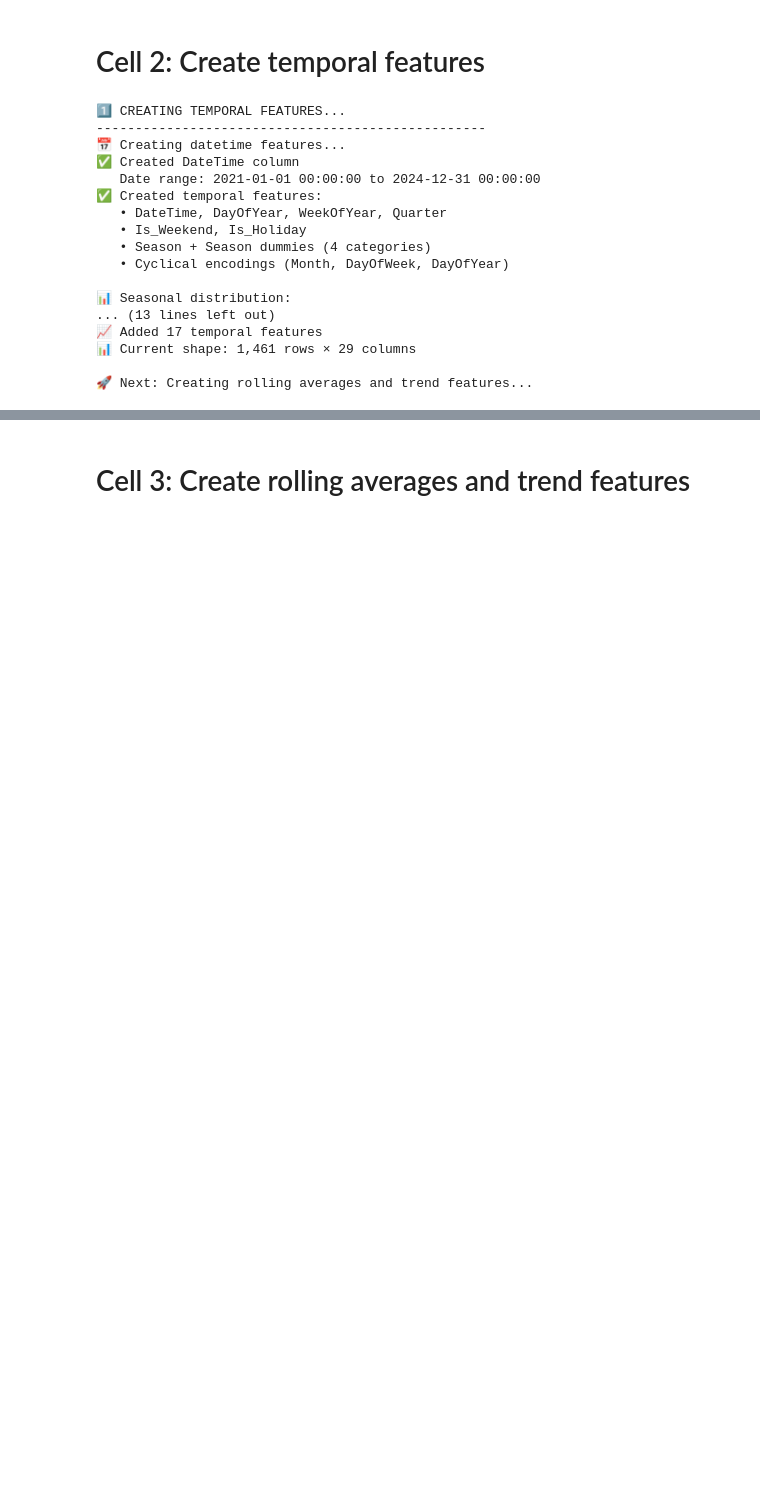
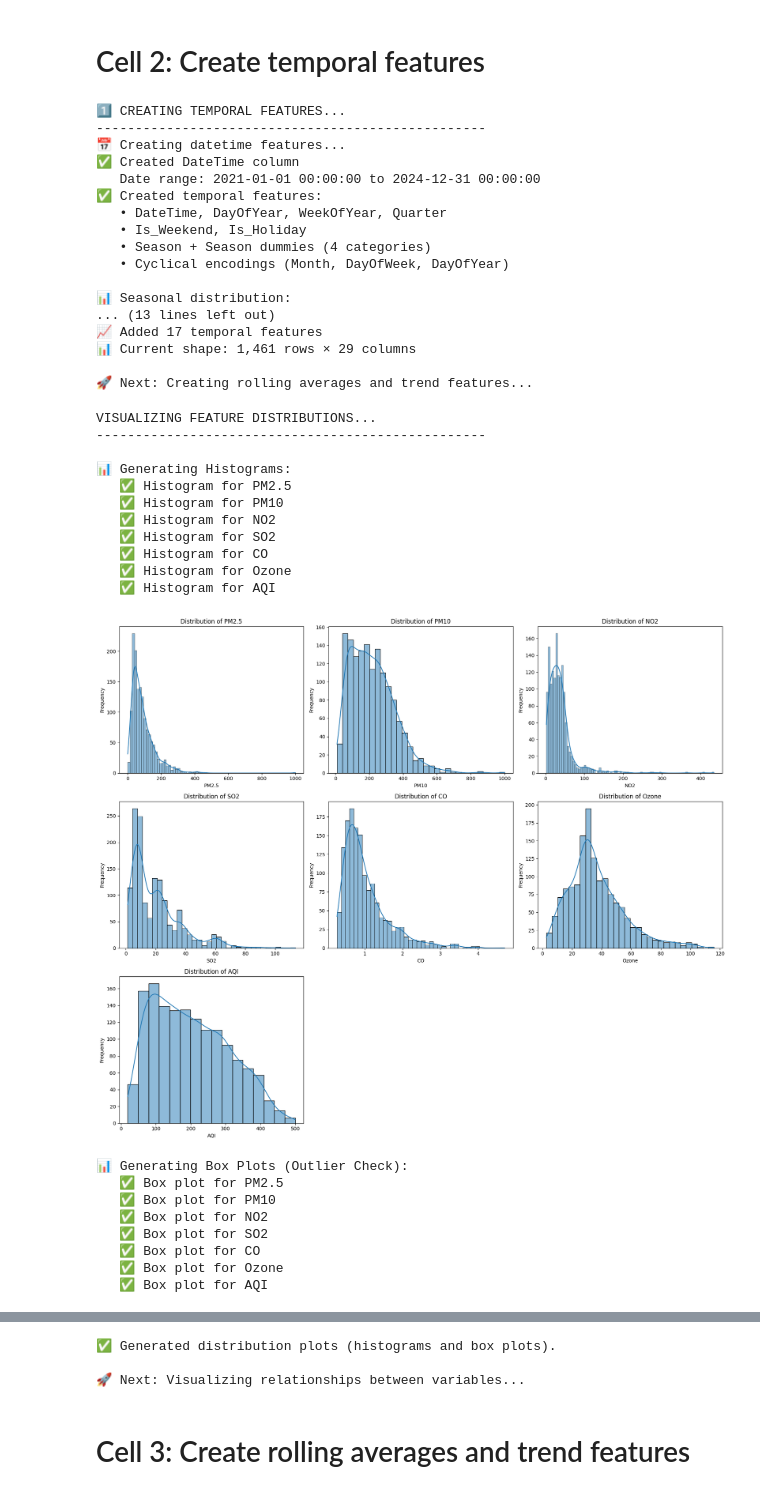
Before and after one commit to Sujoy-004/smart-city-hybrid-ml, a Jupyter notebook: notebooks/01_supervised_learning.ipynb, the cells around one changed output, grey strips where cells are left out. Drawn from its saved outputs; the diff is of its cells as text; code cells hidden in the pictures; blank space fills up the shorter version.

```diff
--- a/notebooks/01_supervised_learning.ipynb
+++ b/notebooks/01_supervised_learning.ipynb
@@ -974,3 +1050,77 @@ print(f"\n🚀 Next: Creating rolling averages and trend features...")
 📊 Current shape: 1,461 rows × 29 columns
 
 🚀 Next: Creating rolling averages and trend features...
+# %%
+print("VISUALIZING FEATURE DISTRIBUTIONS...")
+print("-" * 50)
+
+# Select variables for distribution plots
+distribution_vars = ['PM2.5', 'PM10', 'NO2', 'SO2', 'CO', 'Ozone', 'AQI']
+
+n_vars = len(distribution_vars)
+n_cols = 3 # Number of columns for histograms
+n_rows_hist = (n_vars + n_cols - 1) // n_cols # Rows for histograms
+n_rows_box = (n_vars + n_cols - 1) // n_cols # Rows for box plots
+
+# Create figure and axes for histograms
+fig_hist, axes_hist = plt.subplots(n_rows_hist, n_cols, figsize=(18, n_rows_hist * 5))
+axes_hist = axes_hist.flatten()
+
+# Create histograms
+print("\n📊 Generating Histograms:")
+for i, var in enumerate(distribution_vars):
+    sns.histplot(data=df_features, x=var, kde=True, ax=axes_hist[i])
+    axes_hist[i].set_title(f'Distribution of {var}')
+    axes_hist[i].set_xlabel(var)
+    axes_hist[i].set_ylabel('Frequency')
+    print(f"   ✅ Histogram for {var}")
+
+# Remove any unused histogram subplots
+for j in range(n_vars, len(axes_hist)):
+    fig_hist.delaxes(axes_hist[j])
+
+plt.tight_layout()
+plt.show()
+
+# Create figure and axes for box plots
+fig_box, axes_box = plt.subplots(n_rows_box, n_cols, figsize=(18, n_rows_box * 5))
+axes_box = axes_box.flatten()
+
+# Create box plots
+print("\n📊 Generating Box Plots (Outlier Check):")
+for i, var in enumerate(distribution_vars):
+    sns.boxplot(data=df_features, y=var, ax=axes_box[i])
+    axes_box[i].set_title(f'Box Plot of {var}')
+    axes_box[i].set_ylabel(var)
+    print(f"   ✅ Box plot for {var}")
+
+# Remove any unused box plot subplots
+for j in range(n_vars, len(axes_box)):
+    fig_box.delaxes(axes_box[j])
+
+plt.tight_layout()
+plt.show()
+
+print("\n✅ Generated distribution plots (histograms and box plots).")
+print(f"\n🚀 Next: Visualizing relationships between variables...")
+# %% [output]
+VISUALIZING FEATURE DISTRIBUTIONS...
+--------------------------------------------------
+
+📊 Generating Histograms:
+   ✅ Histogram for PM2.5
+   ✅ Histogram for PM10
+   ✅ Histogram for NO2
+   ✅ Histogram for SO2
+   ✅ Histogram for CO
+   ✅ Histogram for Ozone
+   ✅ Histogram for AQI
+[figure, added]
+📊 Generating Box Plots (Outlier Check):
+   ✅ Box plot for PM2.5
+   ✅ Box plot for PM10
+   ✅ Box plot for NO2
+   ✅ Box plot for SO2
+   ✅ Box plot for CO
+   ✅ Box plot for Ozone
+   ✅ Box plot for AQI
@@ -977,3 +1128,6 @@ print(f"\n🚀 Next: Creating rolling averages and trend features...")
+✅ Generated distribution plots (histograms and box plots).
+
+🚀 Next: Visualizing relationships between variables...
 # %% [markdown]
 # Cell 3: Create rolling averages and trend features
 # %%
```
Also changed, not shown: parts of 4 cells of this notebook.
